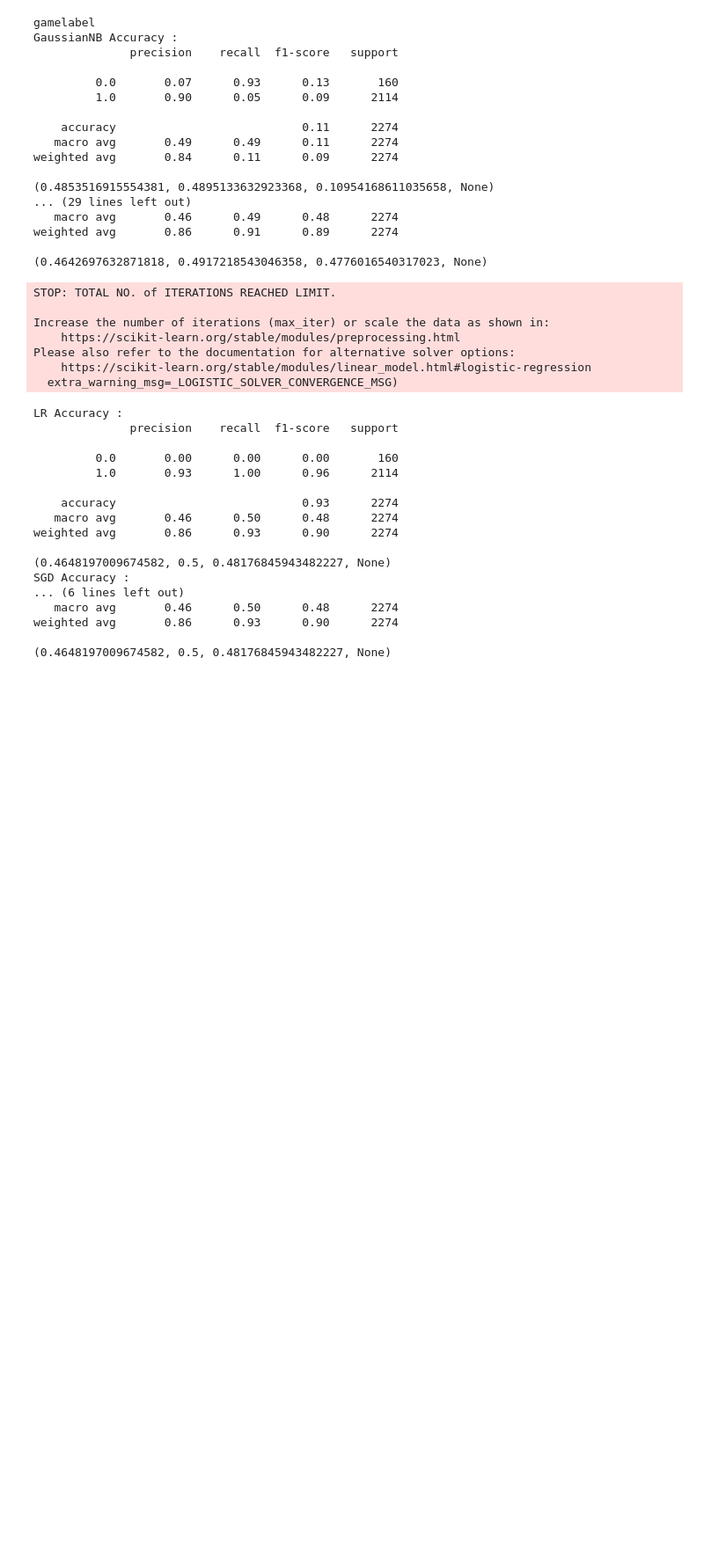
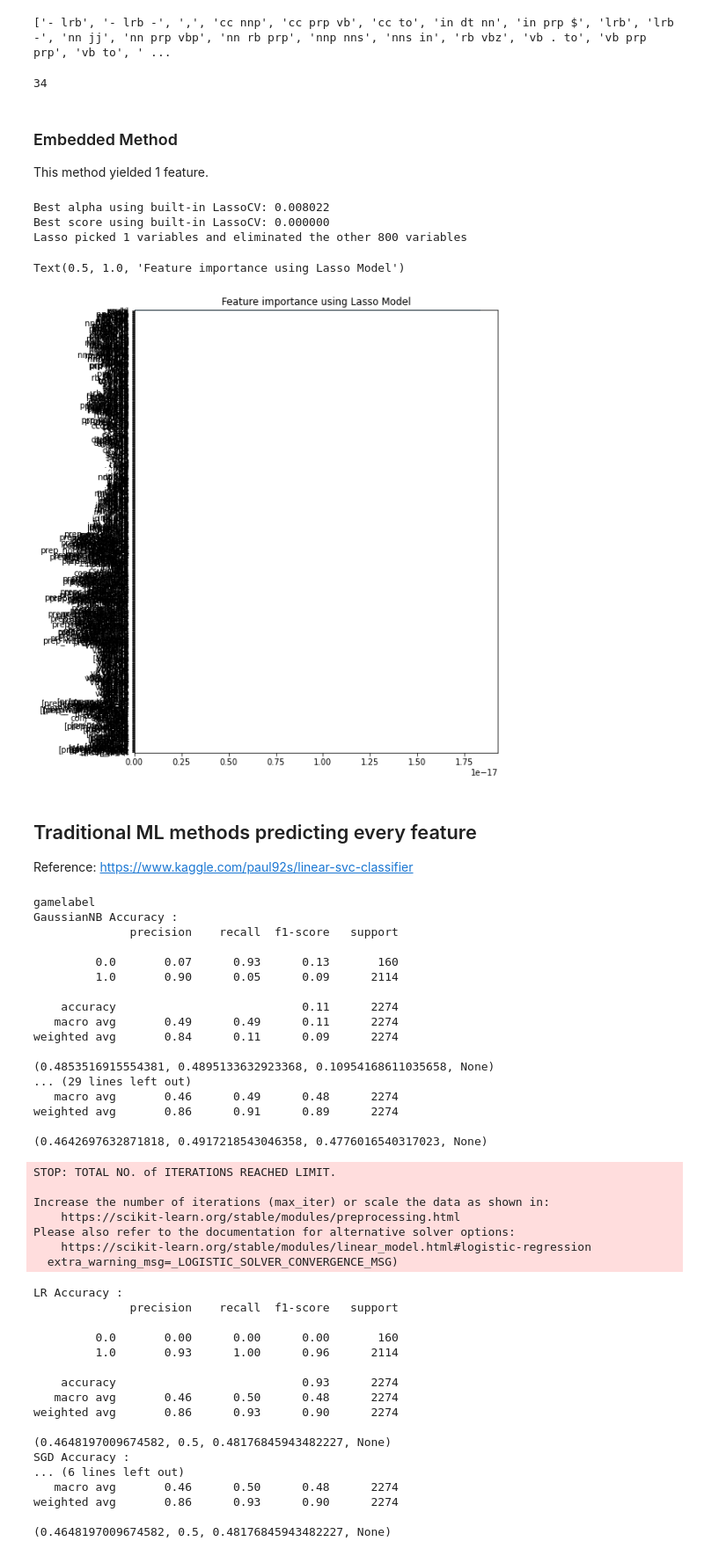
Before and after one commit to quarbby/diplomacy-betrayal, a Jupyter notebook: Semantics_ML_Methods.ipynb, the cells around one changed output. Shown at 88% size. Saved outputs shown, nothing was run; the diff lists cells and outputs as text; code cells hidden in the pictures; blank space fills up the shorter version.

Commit message:
Add features selection for predicting rapport in Semantics_ML_methods.ipynb

```diff
--- a/Semantics_ML_Methods.ipynb
+++ b/Semantics_ML_Methods.ipynb
@@ -53,0 +49,5 @@ x1.describe()
+# %%
+y = y_dict['rapport']
+x1, x2, y1, y2 = train_test_split(X, y, test_size=0.2)
+test_df = pd.DataFrame(y1).join(x1)
+test_df.describe()
@@ -53,0 +91,9 @@ x1.describe()
+# %%
+X = test_df.drop("Answer.3rapport.yes_label",1)   #Feature Matrix
+y = test_df["Answer.3rapport.yes_label"]          #Target Variable
+
+# Adding constant column of ones, mandatory for sm.OLS model
+X_1 = sm.add_constant(X)
+# Fitting sm.OLS model
+model = sm.OLS(y,X_1).fit()
+model.pvalues
@@ -54,3 +113,52 @@ x1.describe()
+# %%
+# Backward Elimination
+cols = list(X.columns)
+pmax = 1
+while (len(cols)>0):
+    p= []
+    X_1 = X[cols]
+    X_1 = sm.add_constant(X_1)
+    model = sm.OLS(y,X_1).fit()
+    p = pd.Series(model.pvalues.values[1:],index = cols)
+    pmax = max(p)
+    feature_with_p_max = p.idxmax()
+    if(pmax>0.05):
+        cols.remove(feature_with_p_max)
+    else:
+        break
+selected_features_BE = cols
+print(selected_features_BE)
+# %% [output]
+['- lrb', '- lrb -', ',', 'cc nnp', 'cc prp vb', 'cc to', 'in dt nn', 'in prp $', 'lrb', 'lrb -', 'nn jj', 'nn prp vbp', 'nn rb prp', 'nnp nns', 'nns in', 'rb vbz', 'vb . to', 'vb prp prp', 'vb to', ' ...
+# %%
+rapport_features = ['- lrb', '- lrb -', ',', 'cc nnp', 'cc prp vb', 'cc to', 'in dt nn', 'in prp $', 'lrb', 'lrb -', 'nn jj', 'nn prp vbp', 'nn rb prp', 'nnp nns', 'nns in', 'rb vbz', 'vb . to', 'vb prp prp', 'vb to', 'vbn vb', 'vbp dt', '[conj_and', '[conj_but', '[number', '[parataxis', '[prep_oh', '[prep_regarding', '[prepc_between', 'abbrev', 'advcl', 'ccomp', 'prep_above', 'prep_including', 'prep_off']
+len(rapport_features)
+# %% [output]
+34
+# %% [markdown]
+### Embedded Method
+This method yielded 1 feature.
+# %%
+reg = LassoCV()
+reg.fit(X, y)
+print("Best alpha using built-in LassoCV: %f" % reg.alpha_)
+print("Best score using built-in LassoCV: %f" %reg.score(X,y))
+coef = pd.Series(reg.coef_, index = X.columns)
+print("Lasso picked " + str(sum(coef != 0)) + " variables and eliminated the other " +  str(sum(coef == 0)) + " variables")
+imp_coef = coef.sort_values()
+import matplotlib
+matplotlib.rcParams['figure.figsize'] = (8.0, 10.0)
+imp_coef.plot(kind = "barh")
+plt.title("Feature importance using Lasso Model")
+# %% [output]
+Best alpha using built-in LassoCV: 0.008022
+Best score using built-in LassoCV: 0.000000
+Lasso picked 1 variables and eliminated the other 800 variables
+Text(0.5, 1.0, 'Feature importance using Lasso Model')
+[figure, added]
+# %% [markdown]
+## Traditional ML methods predicting every feature
+Reference: https://www.kaggle.com/paul92s/linear-svc-classifier
 # %%
 # Initialize our classifiers
 gnb = GaussianNB()
```
Also changed, not shown: parts of 17 cells of this notebook.
